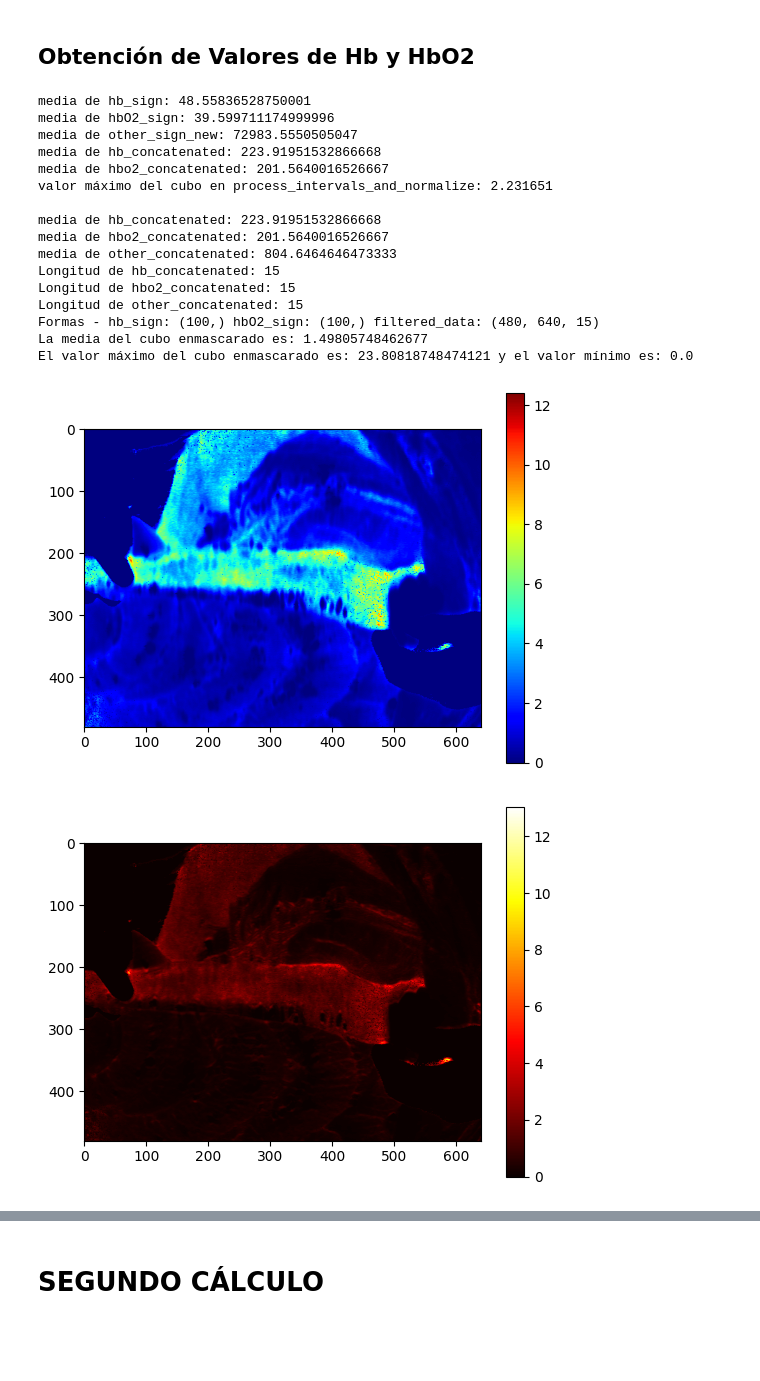
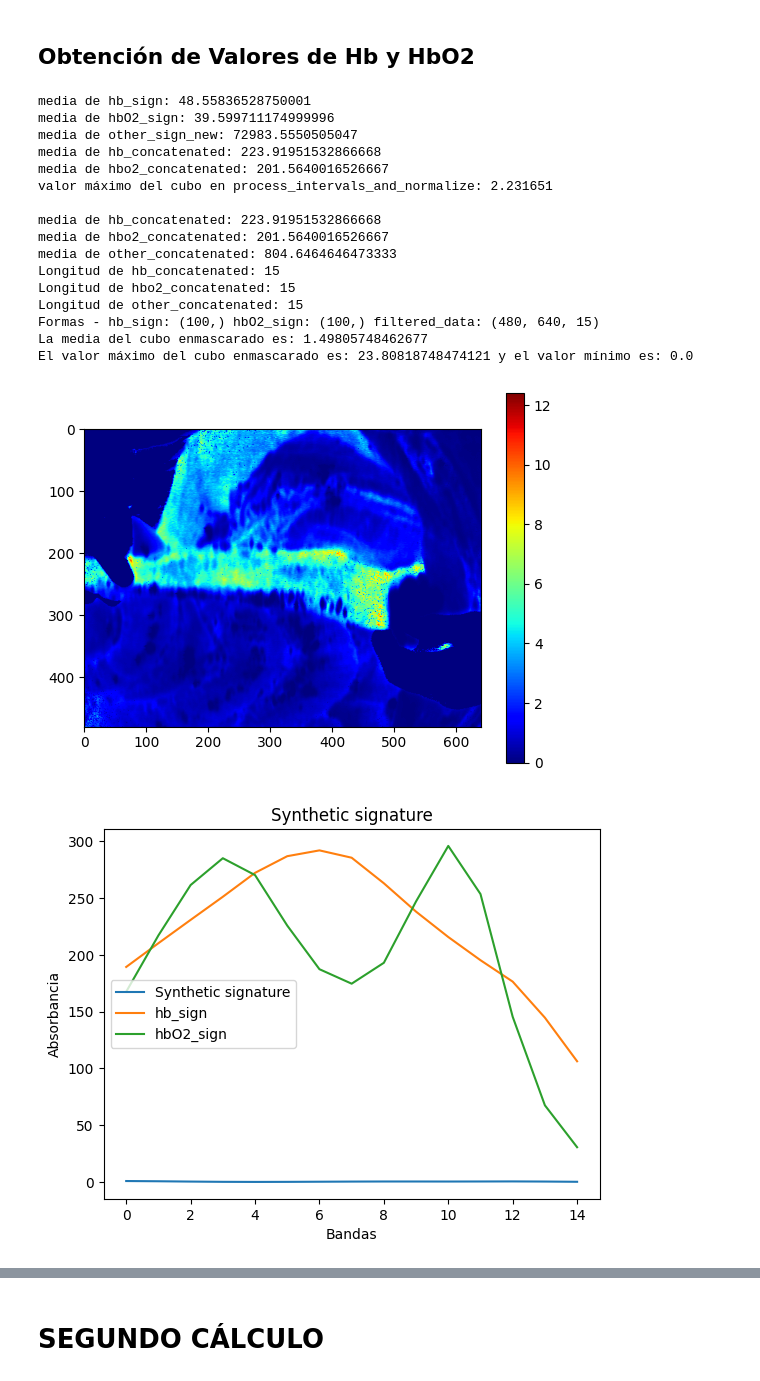
Before and after one commit to theBrokenCat/Hyperspectral-Images, a Jupyter notebook: Testing.ipynb, the cells around one changed output, grey strips where cells are left out. Drawn from its saved outputs; the diff is of its cells as text; code cells hidden in the pictures; blank space fills up the shorter version.

Commit message:
Modificacion: he anadido en end-member sintetico, es una primera prueba. Lo he basado en el pixel 250, 200 el cual se puede ver gran diferencia de caida de abundancia desde los 550 a los 500 nm

```diff
--- a/Testing.ipynb
+++ b/Testing.ipynb
@@ -327,12 +327,57 @@ def residuals(x, pixel, hb_sign, hbo2_sign, other_sign):
 
 
 # ============================================================== #
+# -----------------------------------------------------------------
+# ▶  Paso 1 – end‑member sintético “congelado”
+#     i_ref, j_ref  →  píxel que quieras corregir (cámbialo si hace falta)
+# -----------------------------------------------------------------
+i_ref, j_ref = 250, 200                             #  ← (ejemplo)
+pixel_ref = new_masked_cube[i_ref, j_ref, :]
+
+# Reconstrucción rápida con los tres endmembers actuales
+coeff_ref, _ = scipy.optimize.nnls(
+    np.array([hb_sign_new, hbO2_sign_new, other_sign_new]).T,
+    pixel_ref
+)
+model_ref  = (coeff_ref[0] * hb_sign_new +
+              coeff_ref[1] * hbO2_sign_new +
+              coeff_ref[2] * other_sign_new)
+resid_ref  = pixel_ref - model_ref                # 15 valores
+
+# Convierte el residuo en firma positiva y [0‑1]
+synthetic_sign = resid_ref - resid_ref.min()
+if synthetic_sign.max() > 0:
+    synthetic_sign /= synthetic_sign.max()
+else:
+    synthetic_sign[:] = 0.0                       # residuo plano
+
+# (Opcional) suaviza un poco para evitar dientes
+from scipy.ndimage import gaussian_filter1d
+synthetic_sign = gaussian_filter1d(synthetic_sign, sigma=1)
+
+# hago un plot de la firma sintética
+plt.plot(synthetic_sign, label="Synthetic signature")
+plt.plot(hb_sign_new, label="hb_sign")
+plt.plot(hbO2_sign_new, label="hbO2_sign")
+# plt.plot(other_sign_new, label="other_sign")
+plt.legend()
+plt.title("Synthetic signature")
+plt.xlabel("Bandas")
+plt.ylabel("Absorbancia")
+plt.show()
+
+
+# Guarda por si quieres re‑usarlo en otra sesión
+# np.save("synthetic_fixed.npy", synthetic_sign)
+# -----------------------------------------------------------------
+
 
 # ============================================================== #
 # [+] Inicialización de las matrices de abundancias
 # ============================================================== #
 ab_hb = np.zeros((height, width))
 ab_hbo2 = np.zeros((height, width))
+ab_synthetic = np.zeros((height, width))
 error = np.zeros((height, width))
 # ============================================================== #
 
@@ -442,9 +487,9 @@ def process_pixel(i, j):
 
     # Si el píxel es 0 por la máscara, no calcula nada
     if pixel.sum() == 0:
-        return i, j, [0, 0, 0], 0
+        return i, j, [0, 0, 0, 0], 0
 
-    initial_guess = [0.001, 0.001, 0]  # Un punto de partida para ab_hb y ab_hbo2
+    initial_guess = [0.001, 0.001, 0, 0]  # Un punto de partida para ab_hb y ab_hbo2
 
     # Ejecutar least_squares
     # result = least_squares(
@@ -458,7 +503,11 @@ def process_pixel(i, j):
     # )
     # return i, j, result.x, result.cost
     result, residuo = scipy.optimize.nnls(
-        np.array([hb_sign_new, hbO2_sign_new, other_sign_new]).T,
+        np.array([hb_sign_new,
+                hbO2_sign_new,
+                other_sign_new,
+                synthetic_sign
+                ]).T,
         pixel
     )
     return i, j, result, residuo
@@ -468,7 +517,7 @@ results = Parallel(n_jobs=40)(
 )
 
 for i, j, abundances, errors in results:
-    ab_hb[i, j], ab_hbo2[i, j], ab_other[i, j] = abundances
+    ab_hb[i, j], ab_hbo2[i, j], ab_other[i, j], ab_synthetic[i, j] = abundances
     error[i, j] = errors
 
 plt.imshow(error, cmap="hot")
@@ -477,31 +526,32 @@ plt.show()
 '''# Opcional: Si deseas establecer las abundancias de Hb y HbO2 a cero cuando la abundancia de 'other' es alta
 # Define un umbral según tus necesidades, por ejemplo, 0.8
 umbral_other = 0.8
 mask_no_component = ab_other > umbral_other
 ab_hb[mask_no_component] = 0
 ab_hbo2[mask_no_component] = 0''' #PARA PROBAR
 
 # Mostrar los valores mínimos y máximos de cada matriz de abundancias
 print("Hb min/max:", np.min(ab_hb), np.max(ab_hb))
 print("HbO2 min/max:", np.min(ab_hbo2), np.max(ab_hbo2))
 print(f"media de ab_hb: {np.mean(ab_hb)}")
 print(f"media de ab_hbo2: {np.mean(ab_hbo2)}")
+plt.plot(synthetic_sign); plt.title("End‑member sintético"); plt.show()
 # %% [output]
 media de hb_sign: 48.55836528750001
 media de hbO2_sign: 39.599711174999996
 media de other_sign_new: 72983.5550505047
 media de hb_concatenated: 223.91951532866668
 media de hbo2_concatenated: 201.5640016526667
 valor máximo del cubo en process_intervals_and_normalize: 2.231651
 
 media de hb_concatenated: 223.91951532866668
 media de hbo2_concatenated: 201.5640016526667
 media de other_concatenated: 804.6464646473333
 Longitud de hb_concatenated: 15
 Longitud de hbo2_concatenated: 15
 Longitud de other_concatenated: 15
 Formas - hb_sign: (100,) hbO2_sign: (100,) filtered_data: (480, 640, 15)
 La media del cubo enmascarado es: 1.49805748462677
 El valor máximo del cubo enmascarado es: 23.80818748474121 y el valor mínimo es: 0.0
 [figure]
-[figure, old version]
+[figure, new version]
```
Also changed, not shown: parts of 5 cells of this notebook.
